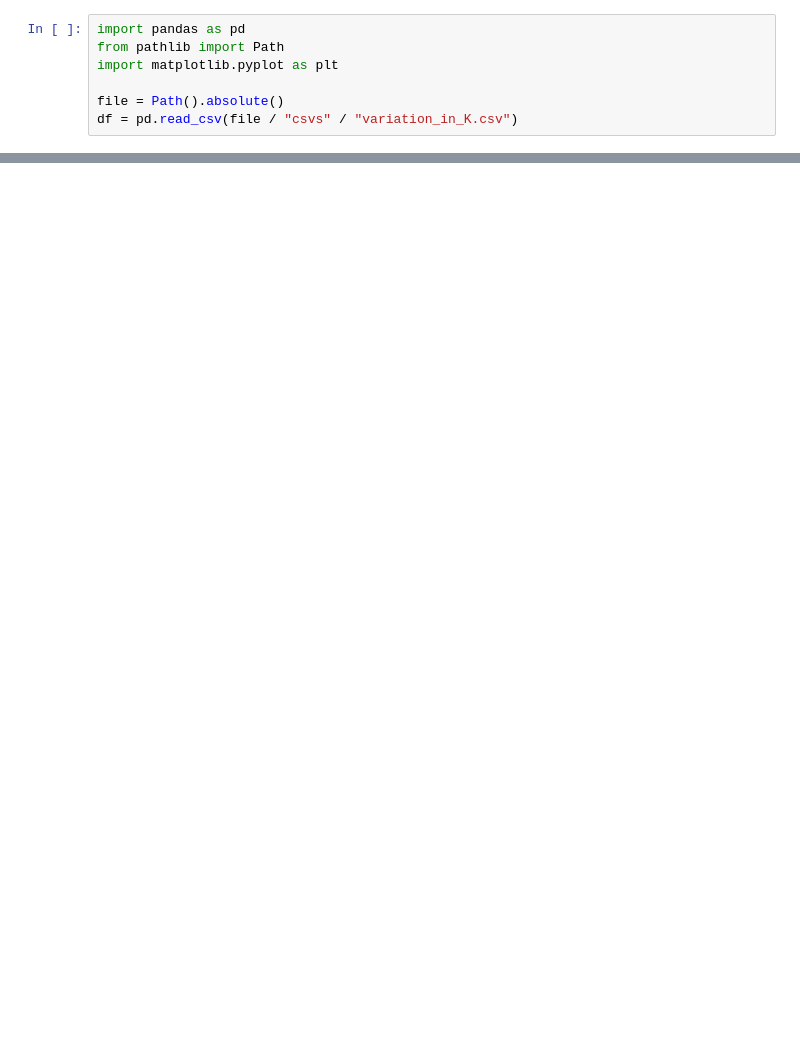
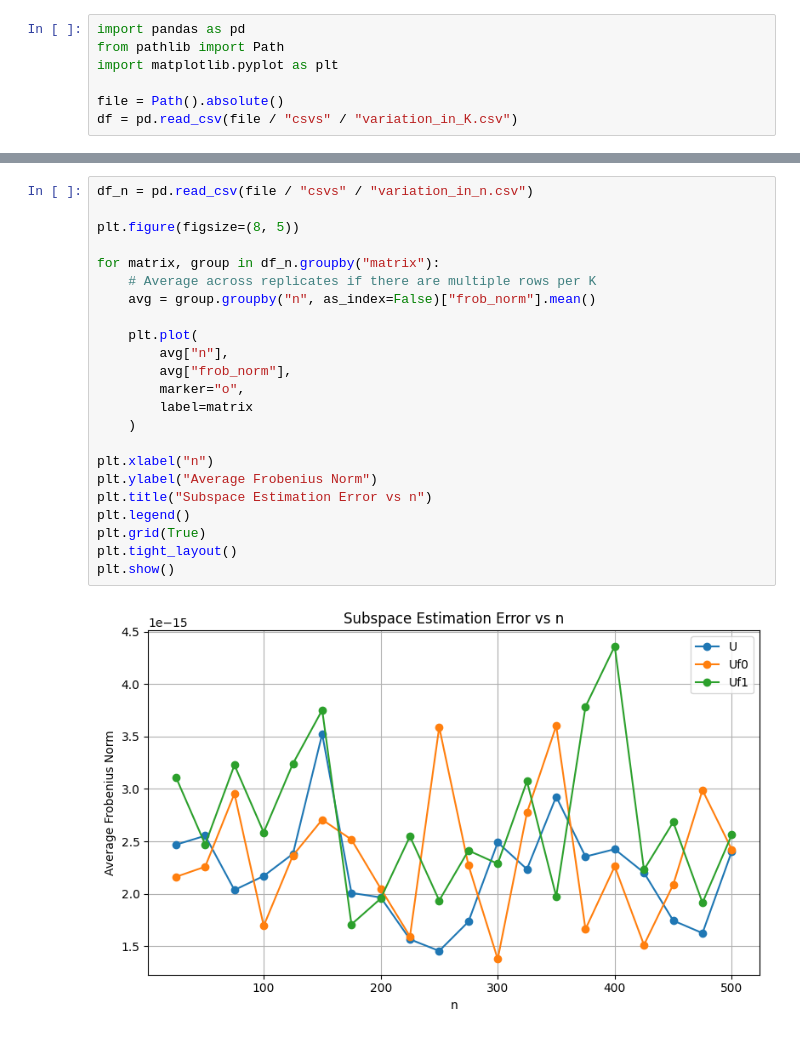
Before and after one commit to RyanRegalado/gjive, a Jupyter notebook: error_analysis/graphs.ipynb, the cells around one changed output, grey strips where cells are left out. Drawn from its saved outputs; the diff is of its cells as text; blank space fills up the shorter version.

Commit message:
added variation in n plot

```diff
--- a/error_analysis/graphs.ipynb
+++ b/error_analysis/graphs.ipynb
@@ -30,0 +31,25 @@ plt.show()
+# %%
+df_n = pd.read_csv(file / "csvs" / "variation_in_n.csv")
+
+plt.figure(figsize=(8, 5))
+
+for matrix, group in df_n.groupby("matrix"):
+    # Average across replicates if there are multiple rows per K
+    avg = group.groupby("n", as_index=False)["frob_norm"].mean()
+
+    plt.plot(
+        avg["n"],
+        avg["frob_norm"],
+        marker="o",
+        label=matrix
+    )
+
+plt.xlabel("n")
+plt.ylabel("Average Frobenius Norm")
+plt.title("Subspace Estimation Error vs n")
+plt.legend()
+plt.grid(True)
+plt.tight_layout()
+plt.show()
+# %% [output]
+[figure, added]
```
Also changed, not shown: parts of 1 cell of this notebook, 2 other files.
